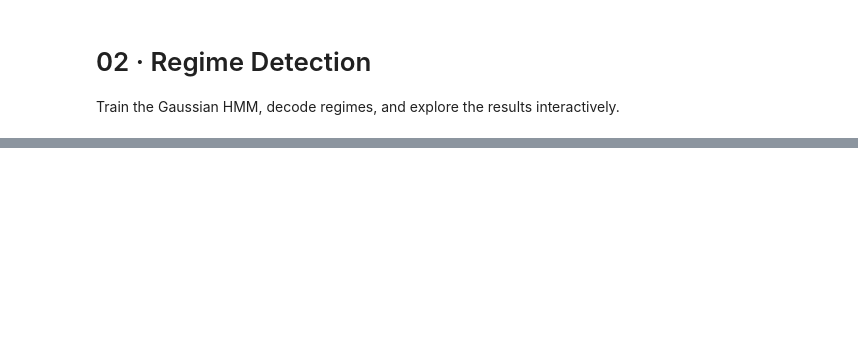
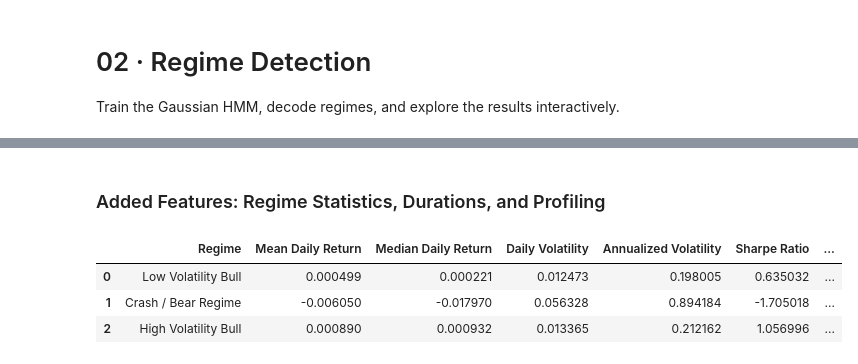
Before and after one commit to TimeB1729/regime_detector, a Jupyter notebook: notebooks/02_regime_detection.ipynb, the cells around one changed output, grey strips where cells are left out. Cells and saved outputs as stored; diff of their text form; code cells hidden in the pictures; blank space fills up the shorter version.

```diff
--- a/notebooks/02_regime_detection.ipynb
+++ b/notebooks/02_regime_detection.ipynb
@@ -90,0 +92,13 @@ plt.show()
+# %% [markdown]
+### Added Features: Regime Statistics, Durations, and Profiling
+# %%
+from IPython.display import display
+
+ext_stats = compute_extended_statistics(regime_df, labels)
+ext_stats.to_csv(resolve_path('outputs', 'regime_statistics.csv'), index=False)
+display(ext_stats)
+# %% [output]
+|  | Regime | Mean Daily Return | Median Daily Return | Daily Volatility | Annualized Volatility | Sharpe Ratio | ... |
+| 0 | Low Volatility Bull | 0.000499 | 0.000221 | 0.012473 | 0.198005 | 0.635032 | ... |
+| 1 | Crash / Bear Regime | -0.006050 | -0.017970 | 0.056328 | 0.894184 | -1.705018 | ... |
+| 2 | High Volatility Bull | 0.000890 | 0.000932 | 0.013365 | 0.212162 | 1.056996 | ... |
```
Also changed, not shown: parts of 12 cells of this notebook, 16 other files.
